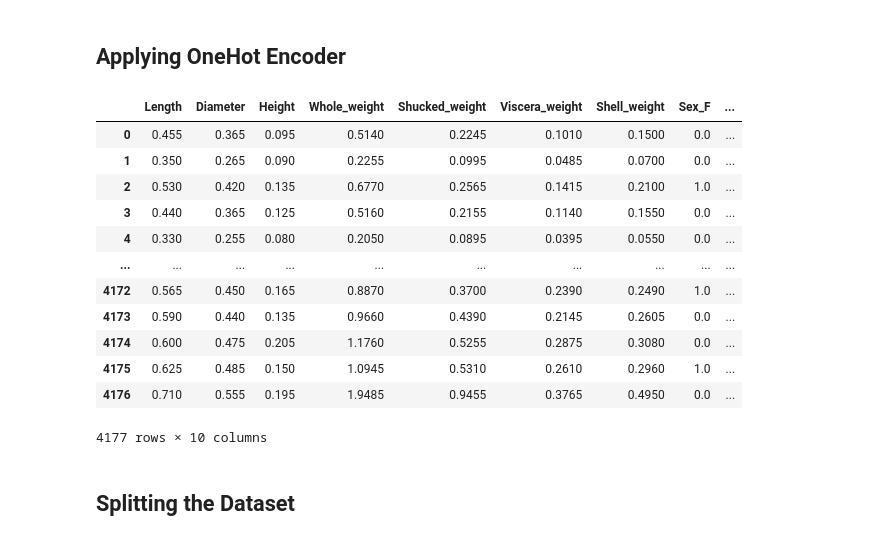
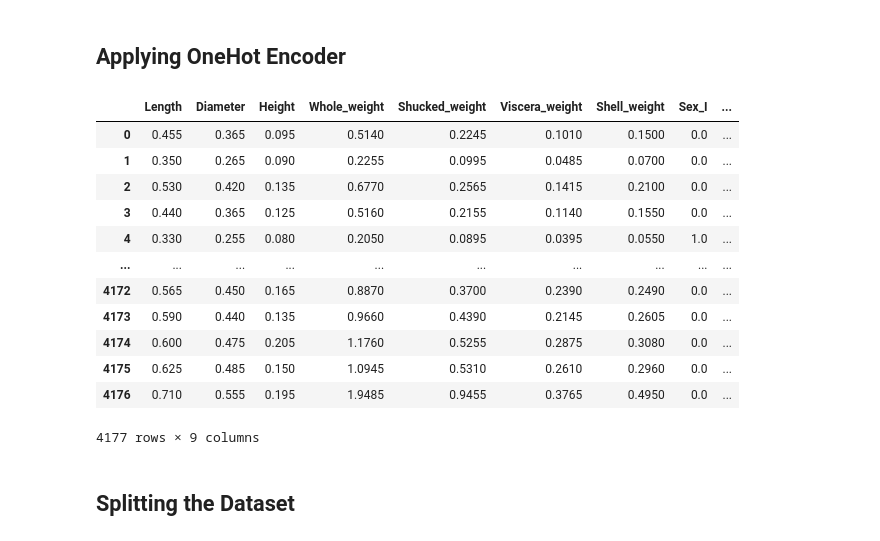
Before and after one commit to TETRAWasTaken/Machine-Learning, a Jupyter notebook: Supervised-Learning/K-Nearest-Neighbors/KNN_4_Regression.ipynb, the cells around one changed output. Drawn from its saved outputs; the diff is of its cells as text; code cells hidden in the pictures.

```diff
--- a/Supervised-Learning/K-Nearest-Neighbors/KNN_4_Regression.ipynb
+++ b/Supervised-Learning/K-Nearest-Neighbors/KNN_4_Regression.ipynb
@@ -95,26 +100,30 @@ dtype: int64
 # %%
 from sklearn.preprocessing import OneHotEncoder
 
-encoder = OneHotEncoder()
+encoder = OneHotEncoder(drop='first')
 categorical_cols = ['Sex']
 encoded_data = encoder.fit_transform(X[categorical_cols])
-encoded_df = pd.DataFrame(encoded_data.toarray(), columns=encoder.get_feature_names_out(categorical_cols))
+encoded_df = pd.DataFrame(
+    encoded_data.toarray(),
+    columns=encoder.get_feature_names_out(categorical_cols),
+    index=X.index
+ )
 X = pd.concat([X.drop(columns=categorical_cols), encoded_df], axis=1)
 display(X)
 # %% [output]
-|  | Length | Diameter | Height | Whole_weight | Shucked_weight | Viscera_weight | Shell_weight | Sex_F | ... |
+|  | Length | Diameter | Height | Whole_weight | Shucked_weight | Viscera_weight | Shell_weight | Sex_I | ... |
 | 0 | 0.455 | 0.365 | 0.095 | 0.5140 | 0.2245 | 0.1010 | 0.1500 | 0.0 | ... |
 | 1 | 0.350 | 0.265 | 0.090 | 0.2255 | 0.0995 | 0.0485 | 0.0700 | 0.0 | ... |
-| 2 | 0.530 | 0.420 | 0.135 | 0.6770 | 0.2565 | 0.1415 | 0.2100 | 1.0 | ... |
+| 2 | 0.530 | 0.420 | 0.135 | 0.6770 | 0.2565 | 0.1415 | 0.2100 | 0.0 | ... |
 | 3 | 0.440 | 0.365 | 0.125 | 0.5160 | 0.2155 | 0.1140 | 0.1550 | 0.0 | ... |
-| 4 | 0.330 | 0.255 | 0.080 | 0.2050 | 0.0895 | 0.0395 | 0.0550 | 0.0 | ... |
+| 4 | 0.330 | 0.255 | 0.080 | 0.2050 | 0.0895 | 0.0395 | 0.0550 | 1.0 | ... |
 | ... | ... | ... | ... | ... | ... | ... | ... | ... | ... |
-| 4172 | 0.565 | 0.450 | 0.165 | 0.8870 | 0.3700 | 0.2390 | 0.2490 | 1.0 | ... |
+| 4172 | 0.565 | 0.450 | 0.165 | 0.8870 | 0.3700 | 0.2390 | 0.2490 | 0.0 | ... |
 | 4173 | 0.590 | 0.440 | 0.135 | 0.9660 | 0.4390 | 0.2145 | 0.2605 | 0.0 | ... |
 | 4174 | 0.600 | 0.475 | 0.205 | 1.1760 | 0.5255 | 0.2875 | 0.3080 | 0.0 | ... |
-| 4175 | 0.625 | 0.485 | 0.150 | 1.0945 | 0.5310 | 0.2610 | 0.2960 | 1.0 | ... |
+| 4175 | 0.625 | 0.485 | 0.150 | 1.0945 | 0.5310 | 0.2610 | 0.2960 | 0.0 | ... |
 | 4176 | 0.710 | 0.555 | 0.195 | 1.9485 | 0.9455 | 0.3765 | 0.4950 | 0.0 | ... |
-4177 rows × 10 columns
+4177 rows × 9 columns
 # %% [markdown]
 ## Splitting the Dataset
 # %%
```
Also changed, not shown: parts of 8 cells of this notebook, 4 other files.
